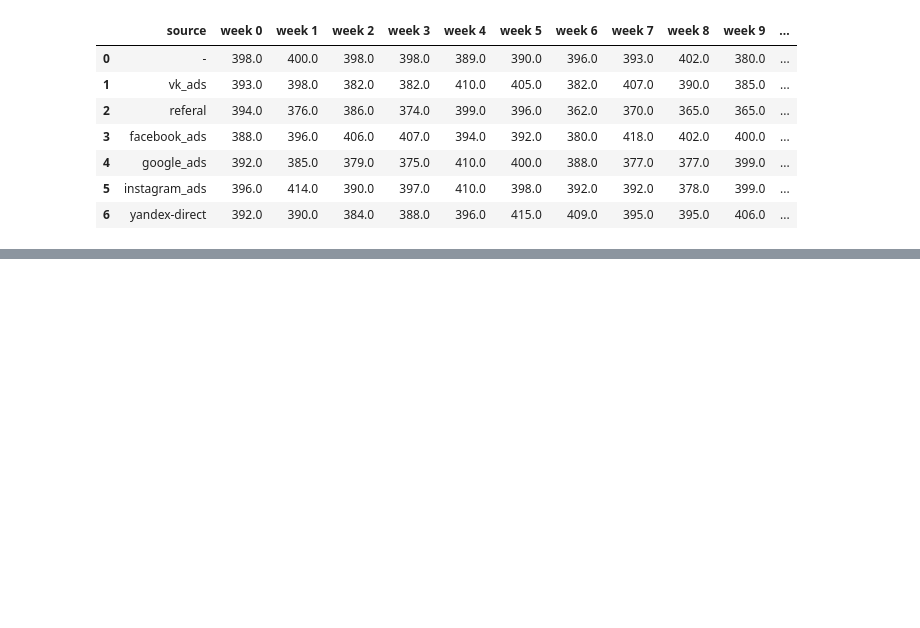
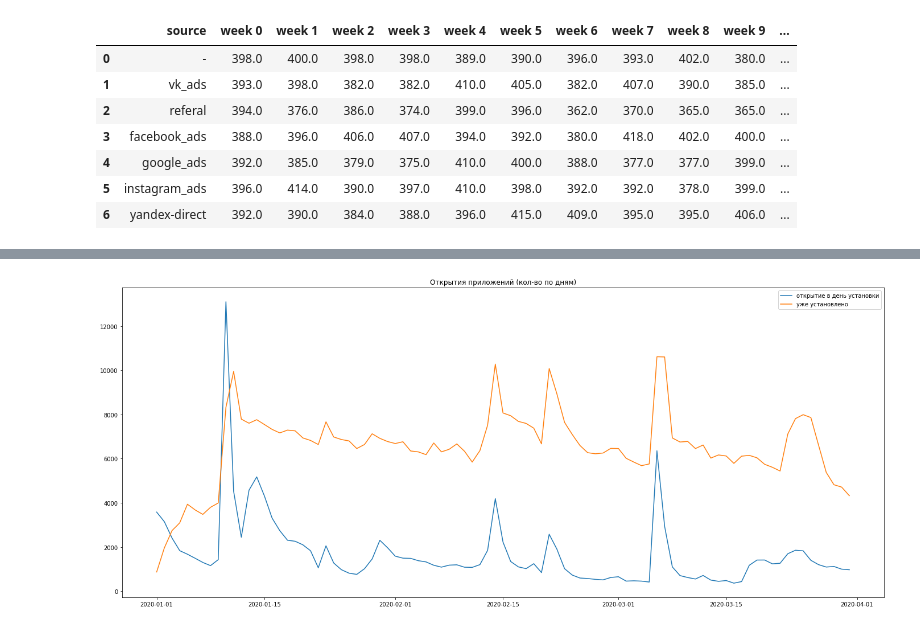
Before and after one commit to dmitry-wbr/various_projects, a Jupyter notebook: Food Delivery App Project.ipynb, the cells around one changed output, grey strips where cells are left out. Saved outputs shown, nothing was run; the diff lists cells and outputs as text; code cells hidden in the pictures; blank space fills up the shorter version.

```diff
--- a/Food Delivery App Project.ipynb
+++ b/Food Delivery App Project.ipynb
@@ -394,0 +410,19 @@ output
+# %%
+# открытия приложения по группам пользователей - те которые открыли в день установки, и те у которых приложение уже было установлено
+app_starts = df[df['event'] == 'app_start']
+app_installs = df[df['event'] == 'app_install']
+
+asd = pd.merge(app_starts, app_installs[['device_id', 'date']], how='left', on='device_id')
+asd['status'] = ['открытие в день установки' if asd['date_x'].iloc[i]==asd['date_y'].iloc[i] else 'уже установлено' for i in range(len(asd))]
+
+fig, ax = plt.subplots(figsize=(24,10))
+
+for i in asd['status'].unique():
+    status_group = asd[asd['status'] == i].groupby('date_x')['event'].count()
+    ax.plot(asd['date_x'].unique(), status_group)
+
+ax.set_title('Открытия приложений (кол-во по дням)')
+ax.legend(asd['status'].unique())
+plt.show()
+# %% [output]
+[figure, added]
```
Also changed, not shown: parts of 8 cells of this notebook.
